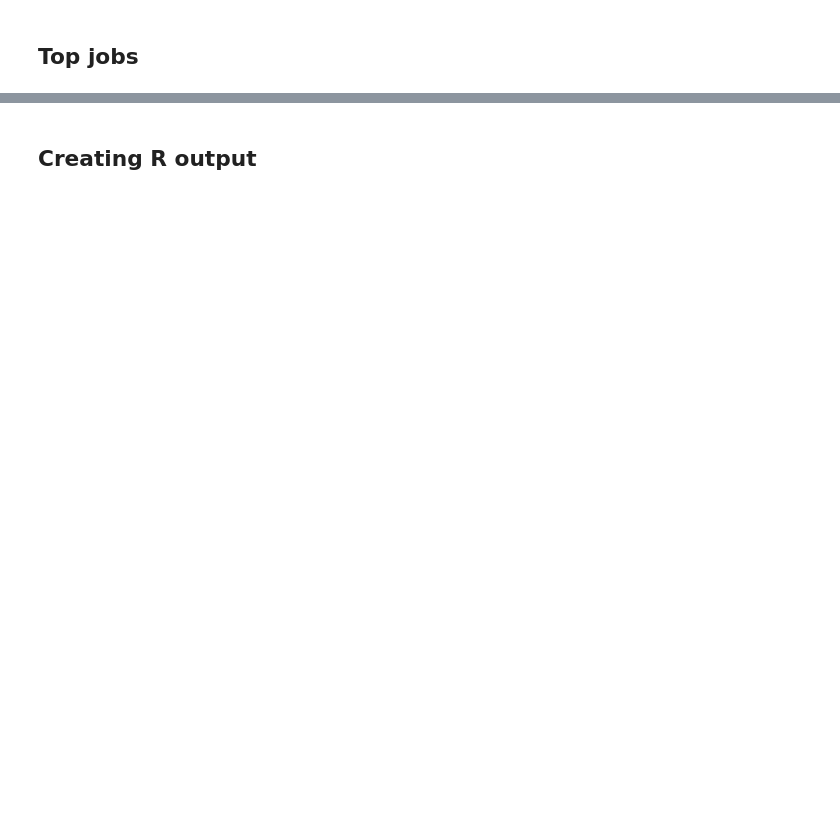
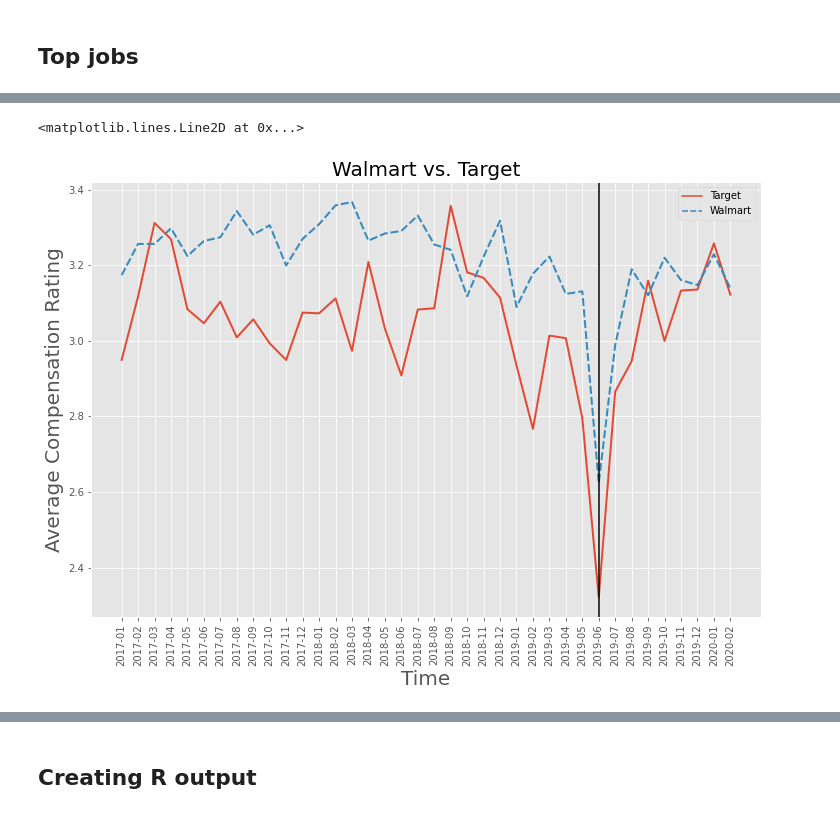
Before and after one commit to catabia/indeed, a Jupyter notebook: walmart_target.ipynb, the cells around one changed output, grey strips where cells are left out. Saved outputs shown, nothing was run; the diff lists cells and outputs as text; code cells hidden in the pictures; blank space fills up the shorter version.

```diff
--- a/walmart_target.ipynb
+++ b/walmart_target.ipynb
@@ -1005,0 +397,23 @@ plt.legend()
+# %%
+womp = df.groupby(['month_year', 'company_name']).agg({'compensation_rating':['mean', 'count']})
+womp.columns = ['mean', 'count']
+womp.reset_index(inplace=True)
+
+womp= womp[womp['month_year']>='2017-01']
+
+womp= womp[womp['month_year']<='2020-02']
+
+fig, ax = plt.subplots(figsize=(12, 8))
+sns.lineplot(data=womp, x='month_year', y='mean', hue='company_name',linewidth=2, style = 'company_name')
+plt.title("Walmart vs. Target", fontsize=20)
+plt.xlabel('Time', fontsize=20)
+plt.ylabel('Average Compensation Rating', fontsize=20)
+plt.legend(title='')
+
+
+plt.tick_params(axis='x', rotation=90)
+
+plt.axvline(x=29, color = 'black')
+# %% [output]
+<matplotlib.lines.Line2D at 0x...>
+[figure, added]
```
Also changed, not shown: parts of 76 cells of this notebook.
